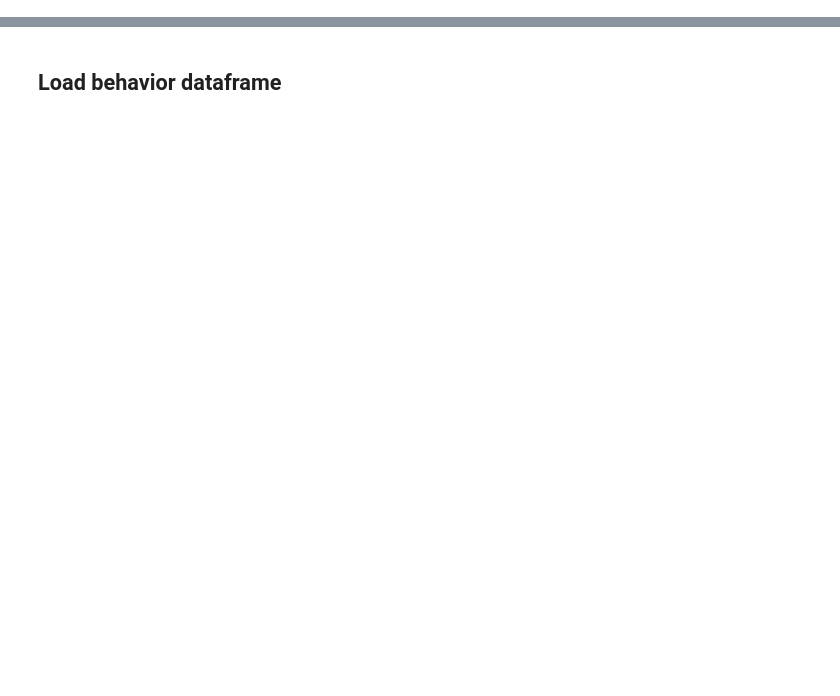
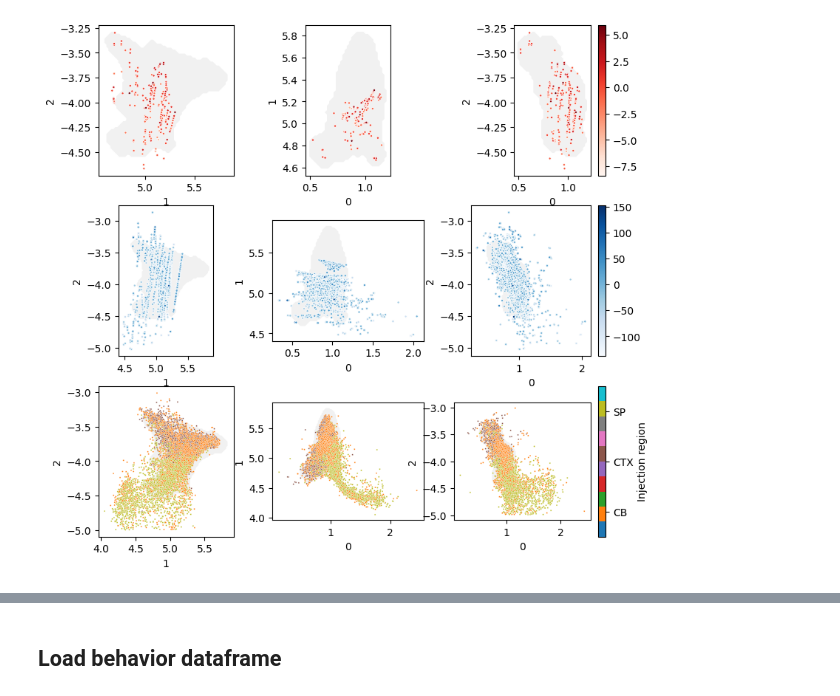
Before and after one commit to AllenNeuralDynamics/aind-beh-ephys-analysis, a Jupyter notebook: code/beh_ephys_analysis/session_combine/manuscript_figures/F_spatial-axis-comparison.ipynb, the cells around one changed output, grey strips where cells are left out. Cells and saved outputs as stored; diff of their text form; code cells hidden in the pictures; blank space fills up the shorter version.

```diff
--- a/code/beh_ephys_analysis/session_combine/manuscript_figures/F_spatial-axis-comparison.ipynb
+++ b/code/beh_ephys_analysis/session_combine/manuscript_figures/F_spatial-axis-comparison.ipynb
@@ -160,6 +164,6 @@ feature_y = feature_y_pc1
 # %%
 # load retro data
-data_dir = '/root/capsule/scratch/combined/retro_ccf/manual_proofread_ccf_18brains.csv'
+data_dir = f'{capsule_dirs["data_dir"]}/LC_retro/manual_proofread_ccf_18brains.csv'
 retro_ccf = pd.read_csv(data_dir)
 bregma_pixel_retro = np.array([228, 18, 216])
 ccf_retro = (retro_ccf[['x', 'y', 'z']].values - bregma_pixel_retro) * 25 / 1000  # convert to mm
@@ -169,7 +173,6 @@ ccf_retro[:, ml] = np.abs(ccf_retro[:, ml])  # Mirror ML to left
 filter = (retro_ccf['injection_region'].values != 'TH') & (ccf_retro[:, dv]>-5)
 feature_z = retro_ccf['injection_region'].values[filter]
 cat = pd.Categorical(feature_z)
-feature_z = cat.codes
 categories = cat.categories
 coord_z = ccf_retro[filter, :]
 # %%
@@ -194,36 +197,54 @@ for plane, ax in zip(planes.keys(), axes[0, :]):
         fig.colorbar(sc, ax=ax, orientation='vertical', fraction=0.05)
 
 for plane, ax in zip(planes.keys(), axes[1, :]):
     # Plot the mesh
     for c in mesh_contours[plane]:
         ax.fill(c[:, 0], c[:, 1], color='lightgray', alpha=0.3, linewidth=0)
     # Plot the points
     sc = ax.scatter(coord_y[:, planes[plane][0]], coord_y[:, planes[plane][1]], c=feature_y, cmap='Blues', s=5, edgecolor=[1, 1, 1], alpha=1, linewidth=0.5)
     ax.set_xlabel(planes[plane][0])
     ax.set_ylabel(planes[plane][1])
     # set equal aspect ratio
     ax.set_aspect('equal')
     # if planes[plane][1] == dv:
     #     ax.invert_yaxis()
         # ax.set_ylim(-5, -3)
     if plane == 'cor':
         fig.colorbar(sc, ax=ax, orientation='vertical', fraction=0.05)
 
+feature_z_codes = pd.Categorical(feature_z, categories=categories).codes
+n_categories = len(categories)
+
 for plane, ax in zip(planes.keys(), axes[2, :]):
     # Plot the mesh
     for c in mesh_contours[plane]:
         ax.fill(c[:, 0], c[:, 1], color='lightgray', alpha=0.3, linewidth=0)
-    # Plot the points
-    sc = ax.scatter(coord_z[:, planes[plane][0]], coord_z[:, planes[plane][1]], c=feature_z, cmap='tab10', s=2, edgecolor=[1, 1, 1], alpha=1, linewidth=0.2)
+    # Plot the points (categorical coloring)
+    sc = ax.scatter(
+        coord_z[:, planes[plane][0]],
+        coord_z[:, planes[plane][1]],
+        c=feature_z_codes,
+        cmap='tab10',
+        s=2,
+        edgecolor=[1, 1, 1],
+        alpha=1,
+        linewidth=0.2,
+        vmin=-0.5,
+        vmax=n_categories - 0.5,
+    )
     ax.set_xlabel(planes[plane][0])
     ax.set_ylabel(planes[plane][1])
     # set equal aspect ratio
     ax.set_aspect('equal')
     # if planes[plane][1] == dv:
     #     ax.invert_yaxis()
         # ax.set_ylim(-5, -3)
     if plane == 'cor':
-        fig.colorbar(sc, ax=ax, orientation='vertical', fraction=0.05)
+        cbar = fig.colorbar(sc, ax=ax, orientation='vertical', fraction=0.05, ticks=np.arange(n_categories))
+        cbar.ax.set_yticklabels(categories)
+        cbar.set_label('Injection region')
+# %% [output]
+[figure, added]
 # %%
 import numpy as np
 import matplotlib.pyplot as plt
```
Also changed, not shown: parts of 5 cells of this notebook, 9 other files.
